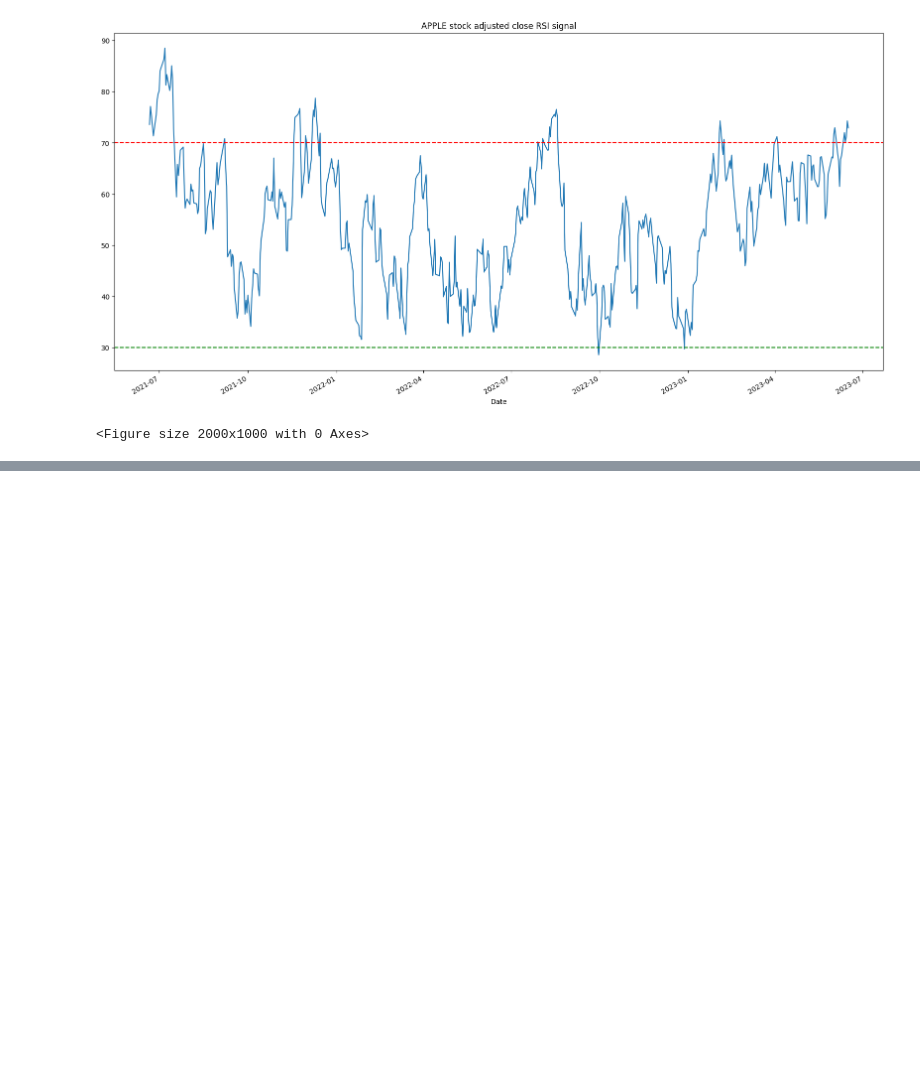
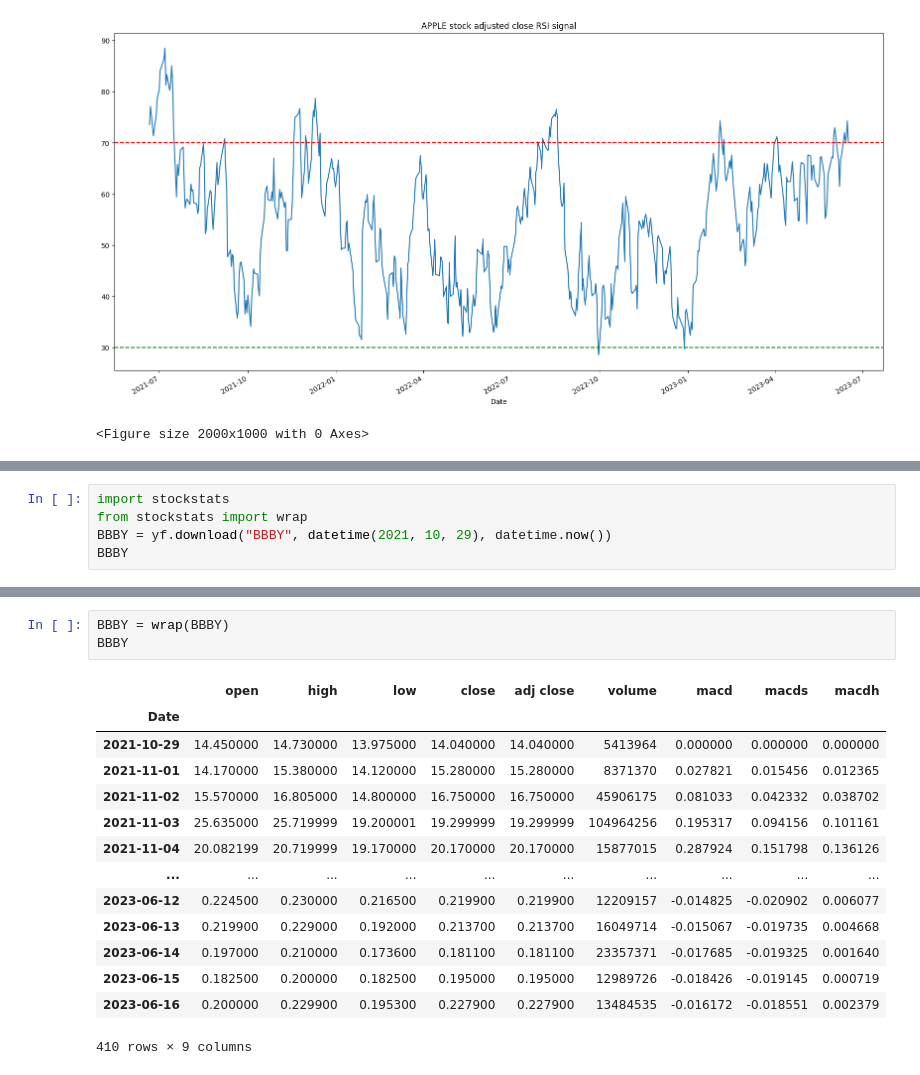
Before and after one commit to xwj0109/Quant-Finance, a Jupyter notebook: Momentum_strategy.ipynb, the cells around one changed output, grey strips where cells are left out. Cells and saved outputs as stored; diff of their text form; blank space fills up the shorter version.

```diff
--- a/Momentum_strategy.ipynb
+++ b/Momentum_strategy.ipynb
@@ -253,0 +265,5 @@ plt.show()
+# %%
+import stockstats
+from stockstats import wrap
+BBBY = yf.download("BBBY", datetime(2021, 10, 29), datetime.now())
+BBBY
@@ -253,0 +286,18 @@ plt.show()
+# %%
+BBBY = wrap(BBBY)
+BBBY
+# %% [output]
+|  | open | high | low | close | adj close | volume | macd | macds | macdh |
+| Date |  |  |  |  |  |  |  |  |  |
+| 2021-10-29 | 14.450000 | 14.730000 | 13.975000 | 14.040000 | 14.040000 | 5413964 | 0.000000 | 0.000000 | 0.000000 |
+| 2021-11-01 | 14.170000 | 15.380000 | 14.120000 | 15.280000 | 15.280000 | 8371370 | 0.027821 | 0.015456 | 0.012365 |
+| 2021-11-02 | 15.570000 | 16.805000 | 14.800000 | 16.750000 | 16.750000 | 45906175 | 0.081033 | 0.042332 | 0.038702 |
+| 2021-11-03 | 25.635000 | 25.719999 | 19.200001 | 19.299999 | 19.299999 | 104964256 | 0.195317 | 0.094156 | 0.101161 |
+| 2021-11-04 | 20.082199 | 20.719999 | 19.170000 | 20.170000 | 20.170000 | 15877015 | 0.287924 | 0.151798 | 0.136126 |
+| ... | ... | ... | ... | ... | ... | ... | ... | ... | ... |
+| 2023-06-12 | 0.224500 | 0.230000 | 0.216500 | 0.219900 | 0.219900 | 12209157 | -0.014825 | -0.020902 | 0.006077 |
+| 2023-06-13 | 0.219900 | 0.229000 | 0.192000 | 0.213700 | 0.213700 | 16049714 | -0.015067 | -0.019735 | 0.004668 |
+| 2023-06-14 | 0.197000 | 0.210000 | 0.173600 | 0.181100 | 0.181100 | 23357371 | -0.017685 | -0.019325 | 0.001640 |
+| 2023-06-15 | 0.182500 | 0.200000 | 0.182500 | 0.195000 | 0.195000 | 12989726 | -0.018426 | -0.019145 | 0.000719 |
+| 2023-06-16 | 0.200000 | 0.229900 | 0.195300 | 0.227900 | 0.227900 | 13484535 | -0.016172 | -0.018551 | 0.002379 |
+410 rows × 9 columns
```
Also changed, not shown: parts of 18 cells of this notebook.
